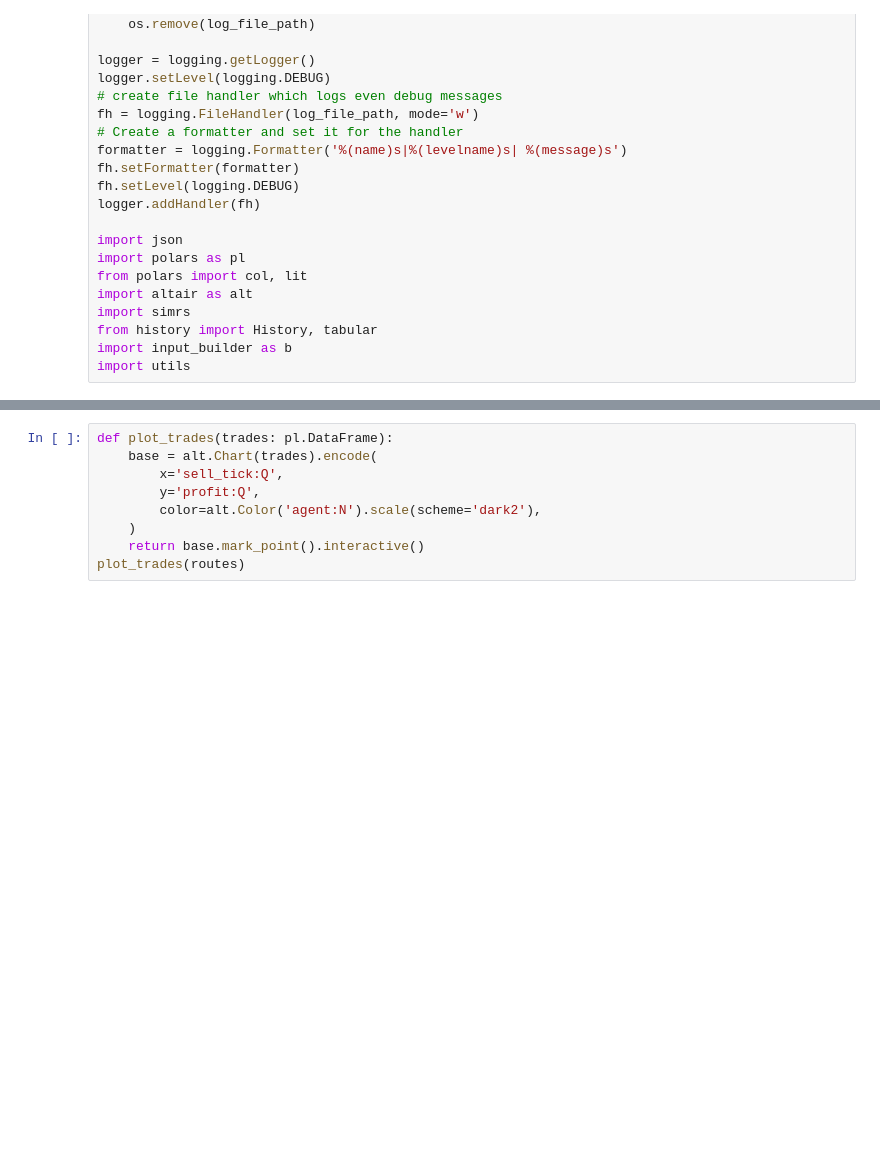
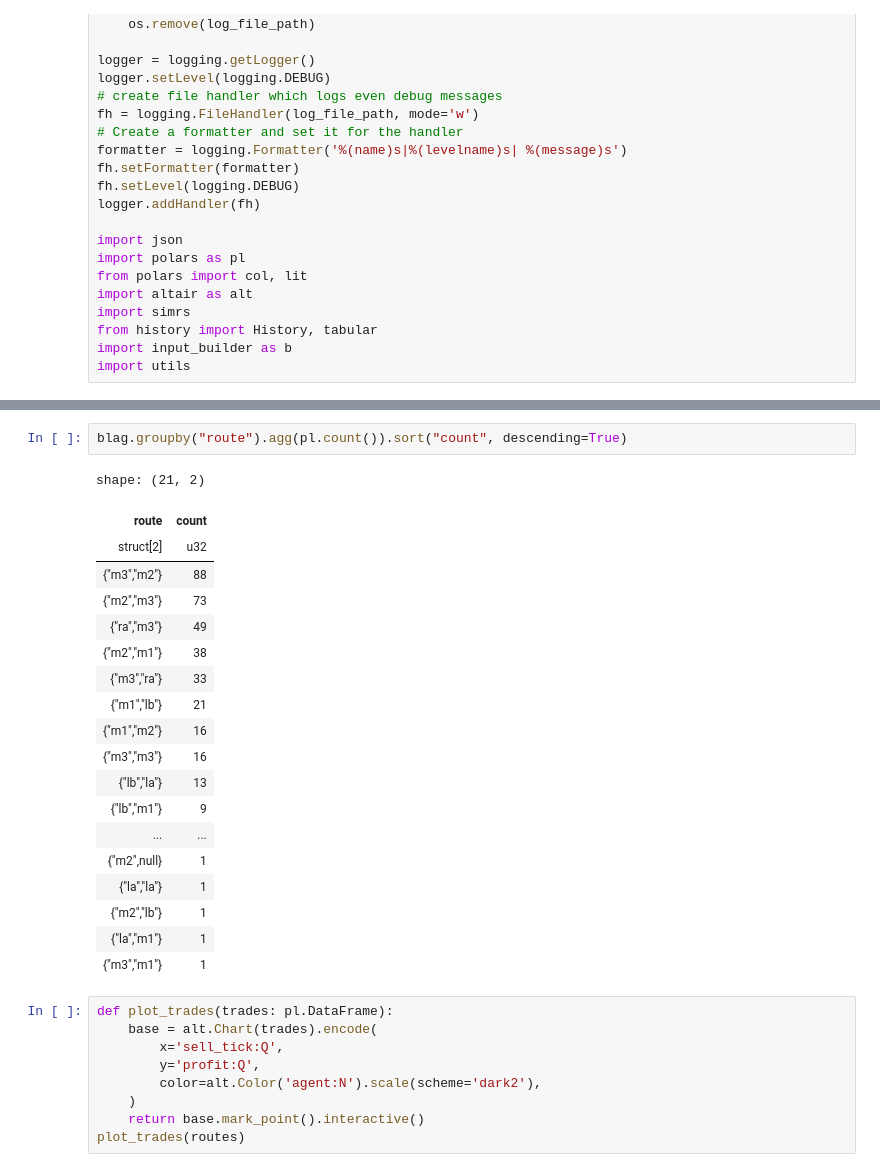
Before and after one commit to JoeHowarth/trade-sim-v2, a Jupyter notebook: simpy/notebooks/interactive.ipynb, the cells around one changed output, grey strips where cells are left out. Cells and saved outputs as stored; diff of their text form; blank space fills up the shorter version.

```diff
--- a/simpy/notebooks/interactive.ipynb
+++ b/simpy/notebooks/interactive.ipynb
@@ -230,3 +302,25 @@ shape: (5, 11)
+# %%
+blag.groupby("route").agg(pl.count()).sort("count", descending=True)
+# %% [output]
+shape: (21, 2)
+| route | count |
+| struct[2] | u32 |
+| {"m3","m2"} | 88 |
+| {"m2","m3"} | 73 |
+| {"ra","m3"} | 49 |
+| {"m2","m1"} | 38 |
+| {"m3","ra"} | 33 |
+| {"m1","lb"} | 21 |
+| {"m1","m2"} | 16 |
+| {"m3","m3"} | 16 |
+| {"lb","la"} | 13 |
+| {"lb","m1"} | 9 |
+| ... | ... |
+| {"m2",null} | 1 |
+| {"la","la"} | 1 |
+| {"m2","lb"} | 1 |
+| {"la","m1"} | 1 |
+| {"m3","m1"} | 1 |
 # %%
 def plot_trades(trades: pl.DataFrame):
     base = alt.Chart(trades).encode(
```
Also changed, not shown: parts of 11 cells of this notebook, 34 other files.
